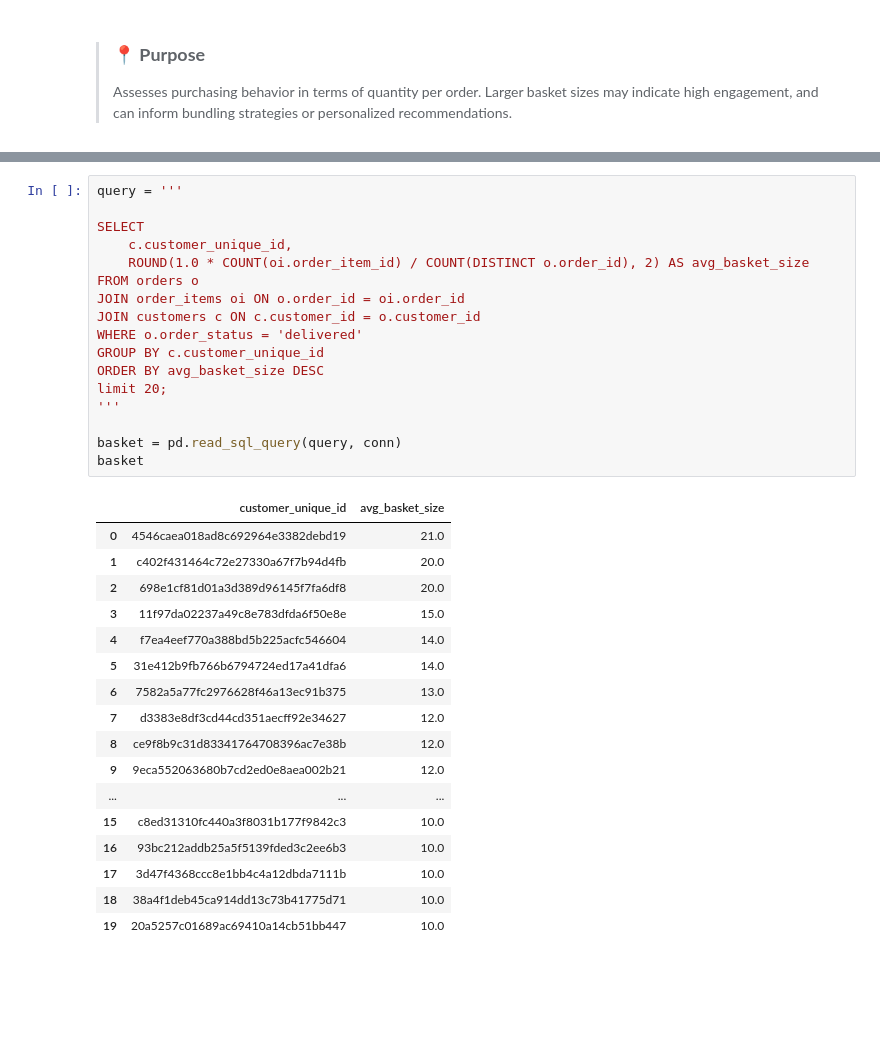
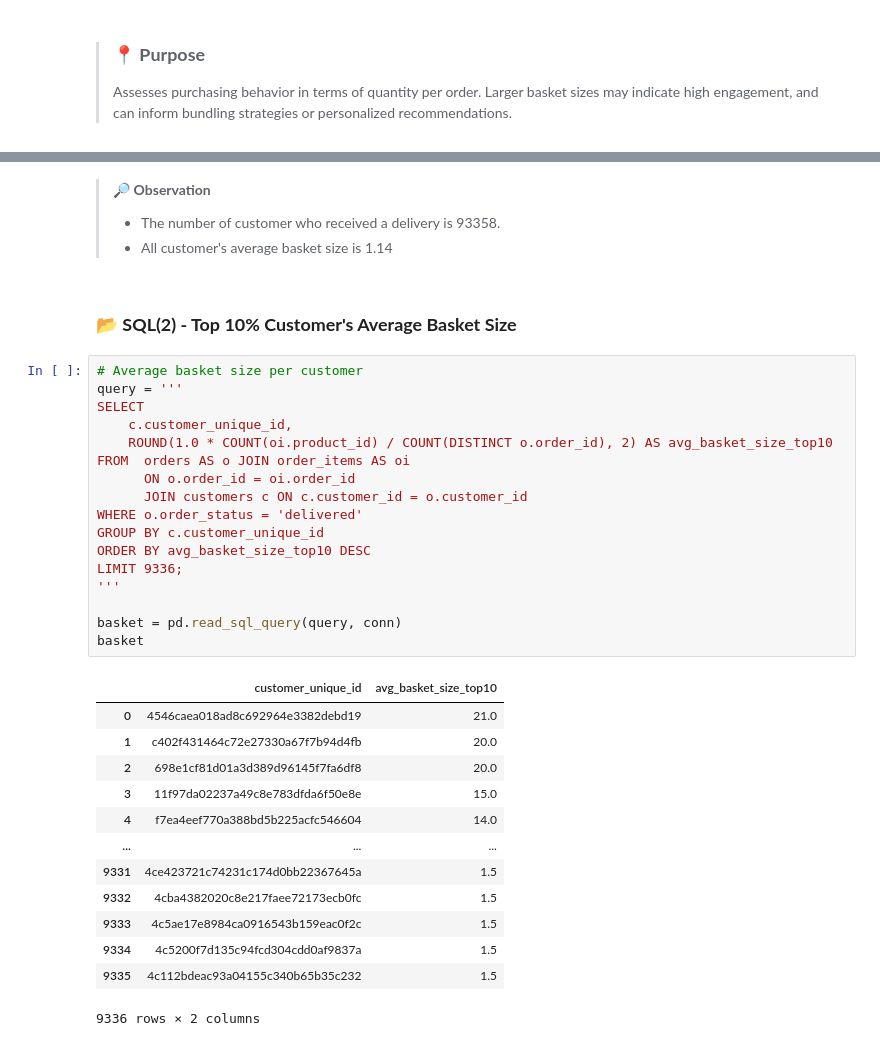
Before and after one commit to rachel-kim2255/SQL_customer_behavior_analysis, a Jupyter notebook: e_commerce_olist_rachel.ipynb, the cells around one changed output, grey strips where cells are left out. Saved outputs shown, nothing was run; the diff lists cells and outputs as text; blank space fills up the shorter version.

```diff
--- a/e_commerce_olist_rachel.ipynb
+++ b/e_commerce_olist_rachel.ipynb
@@ -622,35 +641,37 @@ This suggests that **even high-value customers may have become inactive, highlig
+# %% [markdown]
+> 🔎 **Observation**
+>- The number of customer who received a delivery is 93358.
+>- All customer's average basket size is 1.14
+# %% [markdown]
+### **📂 SQL(2) - Top 10% Customer's Average Basket Size**
 # %%
+# Average basket size per customer
 query = '''
-
 SELECT
     c.customer_unique_id,
-    ROUND(1.0 * COUNT(oi.order_item_id) / COUNT(DISTINCT o.order_id), 2) AS avg_basket_size
-FROM orders o
-JOIN order_items oi ON o.order_id = oi.order_id
-JOIN customers c ON c.customer_id = o.customer_id
+    ROUND(1.0 * COUNT(oi.product_id) / COUNT(DISTINCT o.order_id), 2) AS avg_basket_size_top10
+FROM  orders AS o JOIN order_items AS oi
+      ON o.order_id = oi.order_id
+      JOIN customers c ON c.customer_id = o.customer_id
 WHERE o.order_status = 'delivered'
 GROUP BY c.customer_unique_id
-ORDER BY avg_basket_size DESC
-limit 20;
+ORDER BY avg_basket_size_top10 DESC
+LIMIT 9336;
 '''
 
 basket = pd.read_sql_query(query, conn)
 basket
 # %% [output]
-|  | customer_unique_id | avg_basket_size |
+|  | customer_unique_id | avg_basket_size_top10 |
 | 0 | 4546caea018ad8c692964e3382debd19 | 21.0 |
 | 1 | c402f431464c72e27330a67f7b94d4fb | 20.0 |
 | 2 | 698e1cf81d01a3d389d96145f7fa6df8 | 20.0 |
 | 3 | 11f97da02237a49c8e783dfda6f50e8e | 15.0 |
 | 4 | f7ea4eef770a388bd5b225acfc546604 | 14.0 |
-| 5 | 31e412b9fb766b6794724ed17a41dfa6 | 14.0 |
-| 6 | 7582a5a77fc2976628f46a13ec91b375 | 13.0 |
-| 7 | d3383e8df3cd44cd351aecff92e34627 | 12.0 |
-| 8 | ce9f8b9c31d83341764708396ac7e38b | 12.0 |
-| 9 | 9eca552063680b7cd2ed0e8aea002b21 | 12.0 |
 | ... | ... | ... |
-| 15 | c8ed31310fc440a3f8031b177f9842c3 | 10.0 |
-| 16 | 93bc212addb25a5f5139fded3c2ee6b3 | 10.0 |
-| 17 | 3d47f4368ccc8e1bb4c4a12dbda7111b | 10.0 |
-| 18 | 38a4f1deb45ca914dd13c73b41775d71 | 10.0 |
-| 19 | 20a5257c01689ac69410a14cb51bb447 | 10.0 |
+| 9331 | 4ce423721c74231c174d0bb22367645a | 1.5 |
+| 9332 | 4cba4382020c8e217faee72173ecb0fc | 1.5 |
+| 9333 | 4c5ae17e8984ca0916543b159eac0f2c | 1.5 |
+| 9334 | 4c5200f7d135c94fcd304cdd0af9837a | 1.5 |
+| 9335 | 4c112bdeac93a04155c340b65b35c232 | 1.5 |
+9336 rows × 2 columns
```
Also changed, not shown: parts of 20 cells of this notebook.
